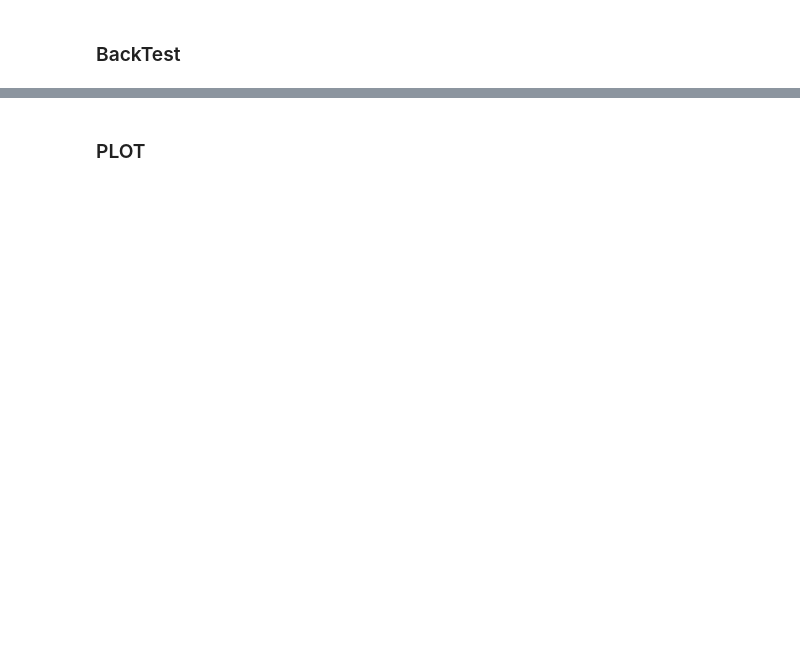
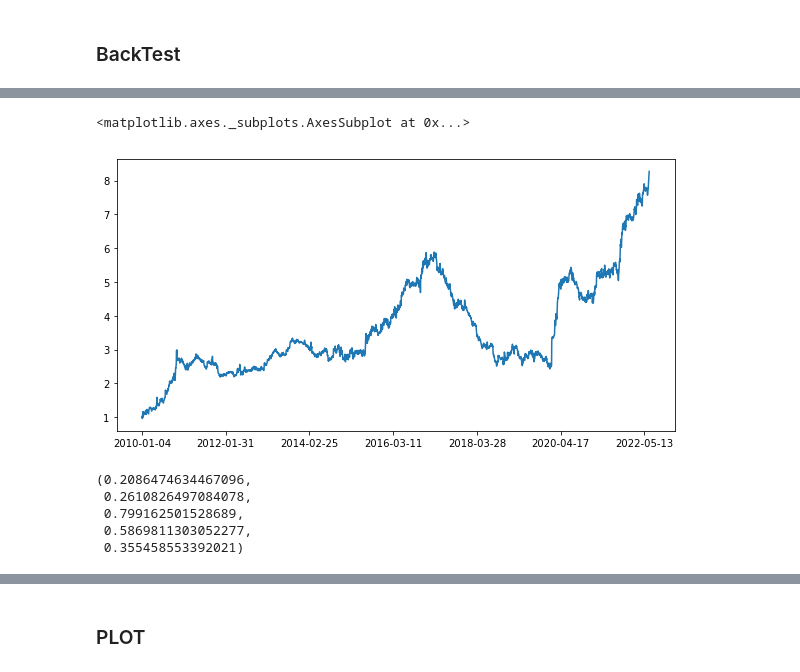
Before and after one commit to RichardS0268/Stock_cn_T0_Trend, a Jupyter notebook: CTA_data.ipynb, the cells around one changed output, grey strips where cells are left out. Drawn from its saved outputs; the diff is of its cells as text; code cells hidden in the pictures; blank space fills up the shorter version.

```diff
--- a/CTA_data.ipynb
+++ b/CTA_data.ipynb
@@ -274,5 +267,5 @@ Name: trigger, Length: 599, dtype: float64
 # %% [markdown]
 #### Simulation
 # %%
-TICK = commodities[scom]['mintick'] * 1.5
+ticker = commodities[scom]['mintick'] * 0
 # %%
@@ -440,4 +472,2 @@ Dominant['Date'] = Dominant['Date'].apply(lambda x: x[:4]+'-'+x[4:6]+'-'+x[6:8])
-# %%
-dc_change = Dominant.loc[(Dominant['ProductCode']!=Dominant['last_dc'])][1:]
 # %%
 INIT_CAP = 1e8
@@ -467,15 +474,7 @@ trading_log_all['close_date'] = trading_log_all['close_bar'].apply(lambda x: Dat
 # %%
-def Simulation(trading_log):
-    Balance = pd.DataFrame()
-    import numpy as np
-    Balance = Balance.reindex(COM_5_VTD)
-    Balance['Account']  = np.zeros(Balance.shape[0])
-    Balance['interday_profit'] = np.zeros(Balance.shape[0])
-    Balance['holding_profit'] = np.zeros(Balance.shape[0])
-    Balance['holding_pos'] = np.zeros(Balance.shape[0])
-    Balance['dc_change_gap'] = np.zeros(Balance.shape[0])
-
-    for i in tqdm(range(trading_log.shape[0]), desc='Simulation...'):
+def Simulation(Balance, COM_5, trading_log, SYM_VTD, dc_change):
+    # for i in tqdm(range(trading_log.shape[0]), desc='Simulation...'):
+    for i in range(trading_log.shape[0]):
         entry = trading_log.iloc[i]
 
         if entry['open_date'] == entry['close_date']: # open and close position in the same day
@@ -487,7 +486,7 @@ def Simulation(trading_log):
             OPEN_POS_VOL = int(INIT_CAP/(entry['open_price']*commodities[scom]['multiplier']))
 
             period_start = entry['open_date']
-            period_end   = COM_5_VTD[COM_5_VTD.index(entry['close_date'])-1]
+            period_end   = SYM_VTD[SYM_VTD.index(entry['close_date'])-1]
 
             # gain or loss caused by position open
             delta_price = COM_5['CLOSE'].loc[period_start+' 15:00:00'] - entry['open_price']
@@ -496,16 +495,17 @@ def Simulation(trading_log):
 
 
             # holding period value fluctuation
-            for i in range(COM_5_VTD.index(entry['open_date'])+1, COM_5_VTD.index(entry['close_date'])):
-                delta_price = COM_5['CLOSE'].loc[COM_5_VTD[i]+' 15:00:00'] - COM_5['CLOSE'].loc[COM_5_VTD[i-1]+' 15:00:00']
-                Balance['holding_pos'].loc[COM_5_VTD[i]] = pos_dir * OPEN_POS_VOL
-                Balance['holding_profit'].loc[COM_5_VTD[i]] += pos_dir * OPEN_POS_VOL * delta_price * commodities[scom]['multiplier']
+            for i in range(SYM_VTD.index(entry['open_date'])+1, SYM_VTD.index(entry['close_date'])):
+                delta_price = COM_5['CLOSE'].loc[SYM_VTD[i]+' 15:00:00'] - COM_5['CLOSE'].loc[SYM_VTD[i-1]+' 15:00:00']
+                Balance['holding_pos'].loc[SYM_VTD[i]] = pos_dir * OPEN_POS_VOL
+                Balance['holding_profit'].loc[SYM_VTD[i]] += pos_dir * OPEN_POS_VOL * delta_price * commodities[scom]['multiplier']
 
             delta_price = entry['close_price'] - COM_5['CLOSE'].loc[period_end+' 15:00:00']
             Balance['holding_pos'].loc[entry['close_date']] = pos_dir * OPEN_POS_VOL
             Balance['holding_profit'].loc[entry['close_date']] += pos_dir * OPEN_POS_VOL * delta_price * commodities[scom]['multiplier']
 
-    for i in tqdm(range(dc_change.shape[0]), desc='Dominant Contracts Change'):
+    # for i in tqdm(range(dc_change.shape[0]), desc='Dominant Contracts Change'):
+    for i in range(dc_change.shape[0]):
         try:
             entry = dc_change.iloc[i]
             nc = get_price(entry['ProductCode'], entry['Date'], entry['Date'])
@@ -514,15 +514,12 @@ def Simulation(trading_log):
             oc = get_price(entry['last_dc'], entry['Date'], entry['Date'])
             op = oc['OPEN'] # old contract price
 
-            Balance['dc_change_gap'].loc[entry['Date']] = (op - np)*Balance['holding_pos'].loc[entry['Date']]
+            Balance['dc_change_gap'].loc[entry['Date']] += (op - np)*Balance['holding_pos'].loc[entry['Date']]
         except:
             continue # some data is ommited which is not contained in COM_5 either, so just ignore them
 
     # dc change has no effect
-    Balance['holding_pos'].loc[(Balance['holding_pos']!=0) & (pd.Series(Balance.index).apply(lambda x: x in dc_change['Date'].to_list()))]
-
-    Balance['d_gain'] = Balance['interday_profit'] + Balance['holding_profit'] +  Balance['dc_change_gap']
-    Balance['Pnl'] = Balance['d_gain'].cumsum()/INIT_CAP + 1
+    # Balance['holding_pos'].loc[(Balance['holding_pos']!=0) & (pd.Series(Balance.index).apply(lambda x: x in dc_change['Date'].to_list()))]
 
     return Balance
 # %%
@@ -531,0 +602,2 @@ Balance_SELL = Simulation(trading_log_sell)
+# %%
+balance, sym_logs = Simulation_all_in_one(sig_filter=False, backtest_tick=0)
@@ -531,0 +622,6 @@ Balance_SELL = Simulation(trading_log_sell)
+# %%
+fig, axes = plt.subplots(figsize=(10, 5))
+balance['Pnl'].plot()
+# %% [output]
+<matplotlib.axes._subplots.AxesSubplot at 0x...>
+[figure, added]
@@ -531,0 +636,8 @@ Balance_SELL = Simulation(trading_log_sell)
+# %%
+profitable_analysis(balance['Pnl'])
+# %% [output]
+(0.2086474634467096,
+ 0.2610826497084078,
+ 0.799162501528689,
+ 0.5869811303052277,
+ 0.355458553392021)
```
Also changed, not shown: parts of 52 cells of this notebook, 1 other file.
